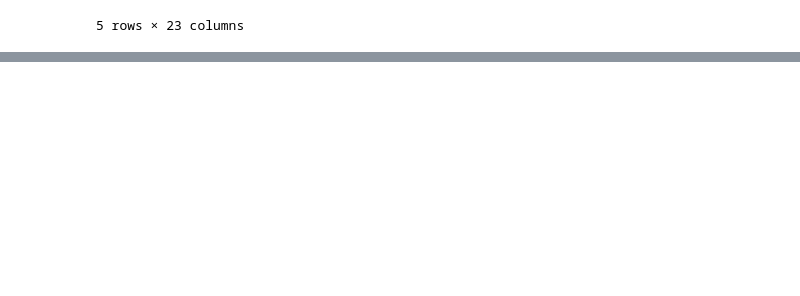
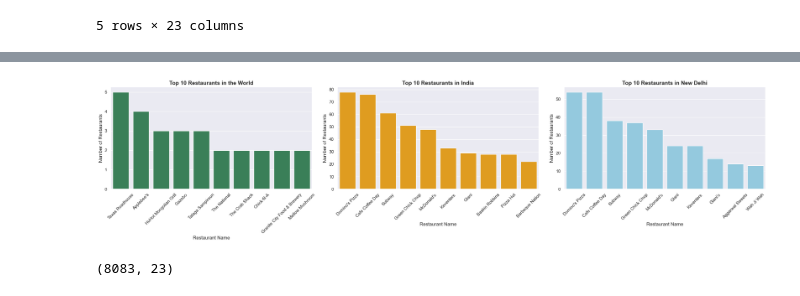
Before and after one commit to Mayankjoshi341/git-code, a Jupyter notebook: MyData-Warehouse/data-cleaning/zomato.ipynb, the cells around one changed output, grey strips where cells are left out. Drawn from its saved outputs; the diff is of its cells as text; code cells hidden in the pictures; blank space fills up the shorter version.

```diff
--- a/MyData-Warehouse/data-cleaning/zomato.ipynb
+++ b/MyData-Warehouse/data-cleaning/zomato.ipynb
@@ -416,0 +443,31 @@ df.to_csv("zomato_cleaned.csv", index=False)
+# %%
+top_10_restaurant_in_Delhi = df[(df["country"] == "India") & (df["city"] == "New Delhi")]["restaurant_name"].value_counts().head(10)
+top_10_restaurant_in_india = df[df["country"] == "India"]["restaurant_name"].value_counts().head(10)
+top_10_restaurant_in_world  = df[df["country"] != "India"]["restaurant_name"].value_counts().head(10)
+
+# create a figure with subplots
+fig, axes = plt.subplots(1,3, figsize=(24, 6))
+# plot top 10 restaurants in world
+sns.barplot(x = top_10_restaurant_in_world.index, y = top_10_restaurant_in_world.values, ax = axes[0], color="seagreen")
+axes[0].set_title("Top 10 Restaurants in the World", fontweight = "bold", fontsize=14)
+axes[0].set_xlabel("Restaurant Name")
+axes[0].set_ylabel("Number of Restaurants")
+axes[0].tick_params(axis='x', rotation=45)
+
+# plot top 10 restaurants in India
+sns.barplot(x = top_10_restaurant_in_india.index , y = top_10_restaurant_in_india.values, ax= axes[1], color= "orange")
+axes[1].set_title("Top 10 Restaurants in India", fontweight = "bold", fontsize=14)
+axes[1].set_xlabel("Restaurant Name")
+axes[1].set_ylabel("Number of Restaurants")
+axes[1].tick_params(axis='x', rotation=45)
+
+# plot top 10 restaurants in New Delhi
+sns.barplot(x = top_10_restaurant_in_Delhi.index , y = top_10_restaurant_in_Delhi.values , ax = axes[2], color = "skyblue")
+axes[2].set_title("Top 10 Restaurants in New Delhi", fontweight = "bold", fontsize=14)
+axes[2].set_xlabel("Restaurant Name")
+axes[2].set_ylabel("Number of Restaurants")
+axes[2].tick_params(axis='x', rotation=45)
+plt.tight_layout()
+plt.show()
+# %% [output]
+[figure, added]
@@ -416,0 +476,4 @@ df.to_csv("zomato_cleaned.csv", index=False)
+# %%
+data_of_india.shape
+# %% [output]
+(8083, 23)
```
Also changed, not shown: parts of 35 cells of this notebook.
